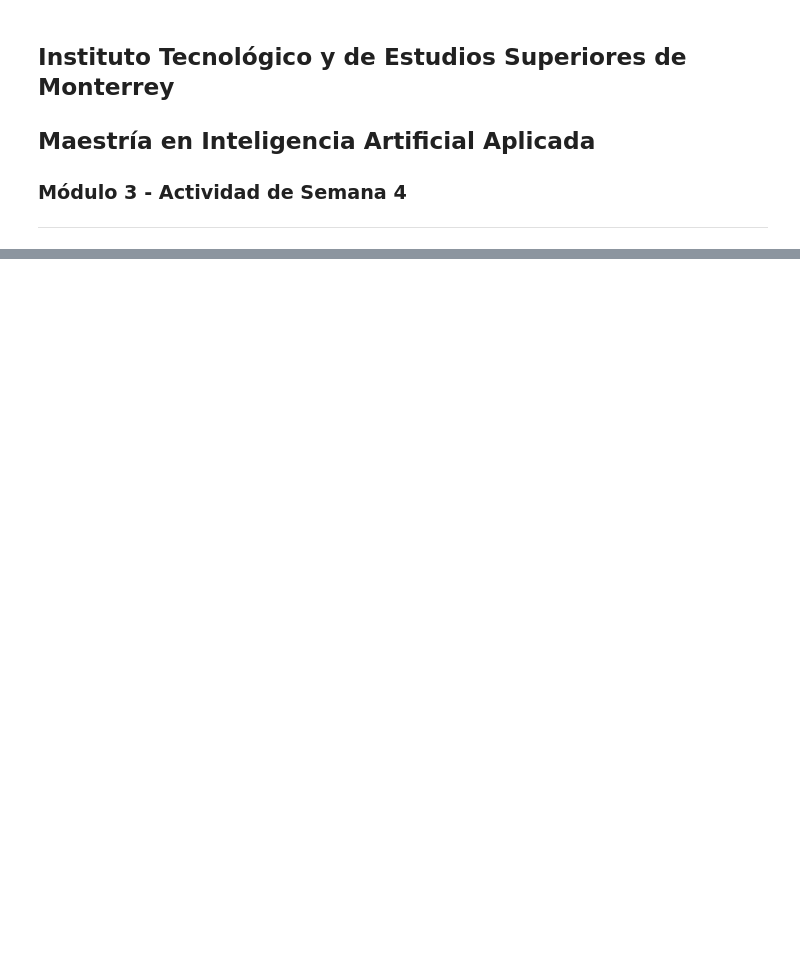
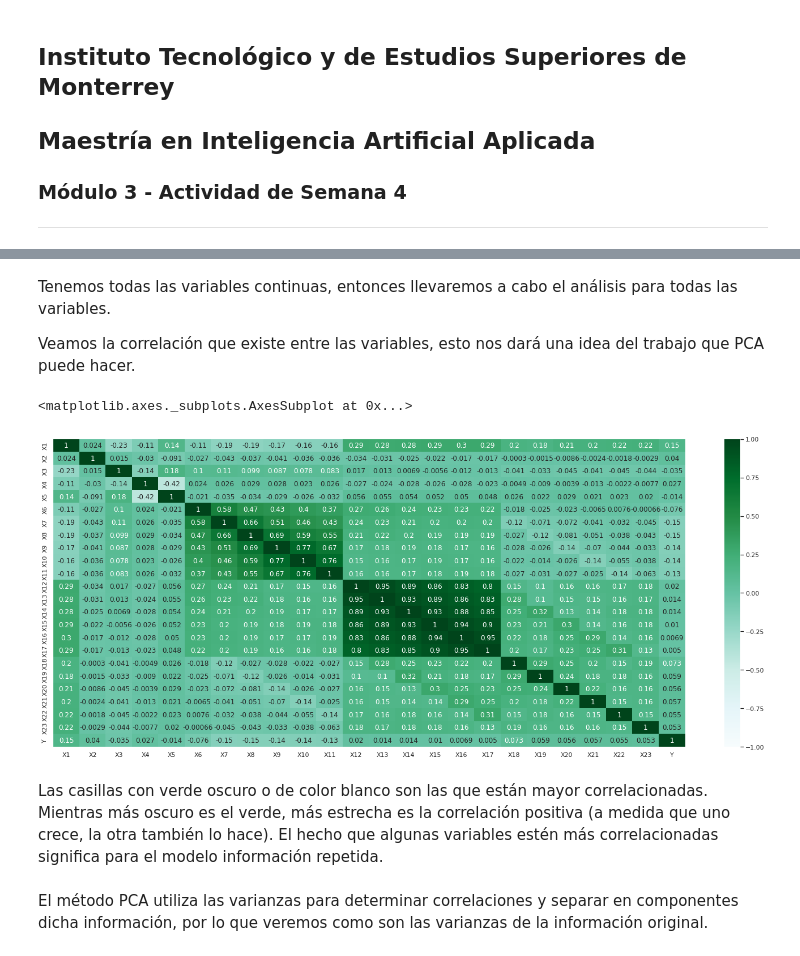
Before and after one commit to PosgradoMNA/actividades-del-projecto-equipo70, a Jupyter notebook: Semana4_5to11Oct/Módulo3_ActividadSemana4.ipynb, the cells around one changed output, grey strips where cells are left out. Cells and saved outputs as stored; diff of their text form; code cells hidden in the pictures; blank space fills up the shorter version.

```diff
--- a/Semana4_5to11Oct/Módulo3_ActividadSemana4.ipynb
+++ b/Semana4_5to11Oct/Módulo3_ActividadSemana4.ipynb
@@ -30,0 +38,11 @@
+# %%
+# Importación de librerías
+import pandas as pd
+import numpy as np
+import seaborn as sns
+
+# Path del csv
+csv_path = 'https://raw.githubusercontent.com/PosgradoMNA/actividades-del-projecto-equipo70/main/Semana4_5to11Oct/clean_db.csv'
+clean_df = pd.read_csv(csv_path, index_col=0) # csv a un DataFrame
+df = clean_df.copy() # Copia para trabajar el DataFrame
+df.head()
@@ -30,0 +86,18 @@
+# %% [markdown]
+Tenemos todas las variables continuas, entonces llevaremos a cabo el análisis para todas las variables.
+
+Veamos la correlación que existe entre las variables, esto nos dará una idea del trabajo que PCA puede hacer.
+# %%
+# Generamos matriz de correlación
+corrs = df.corr()
+sns.set(rc = {'figure.figsize':(25,10)})
+sns.heatmap(corrs, vmin = -1, vmax = 1, cmap = "BuGn", annot= True)
+# %% [output]
+<matplotlib.axes._subplots.AxesSubplot at 0x...>
+[figure, added]
+# %% [markdown]
+Las casillas con verde oscuro o de color blanco son las que están
+mayor correlacionadas. Mientras más oscuro es el verde, más estrecha es la correlación positiva (a medida que uno crece, la otra también lo hace). El hecho que algunas variables estén más correlacionadas significa para el
+modelo información repetida.
+# %% [markdown]
+El método PCA utiliza las varianzas para determinar correlaciones y separar en componentes dicha información, por lo que veremos como son las varianzas de la información original.
```
Also changed, not shown: parts of 20 cells of this notebook.
